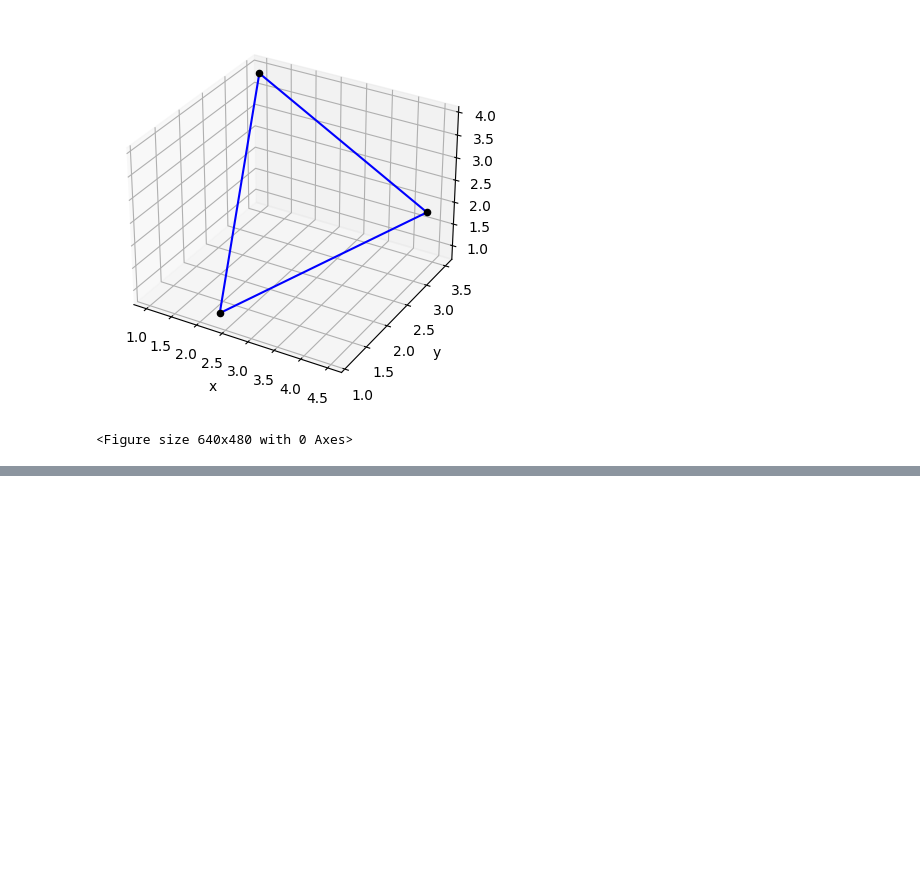
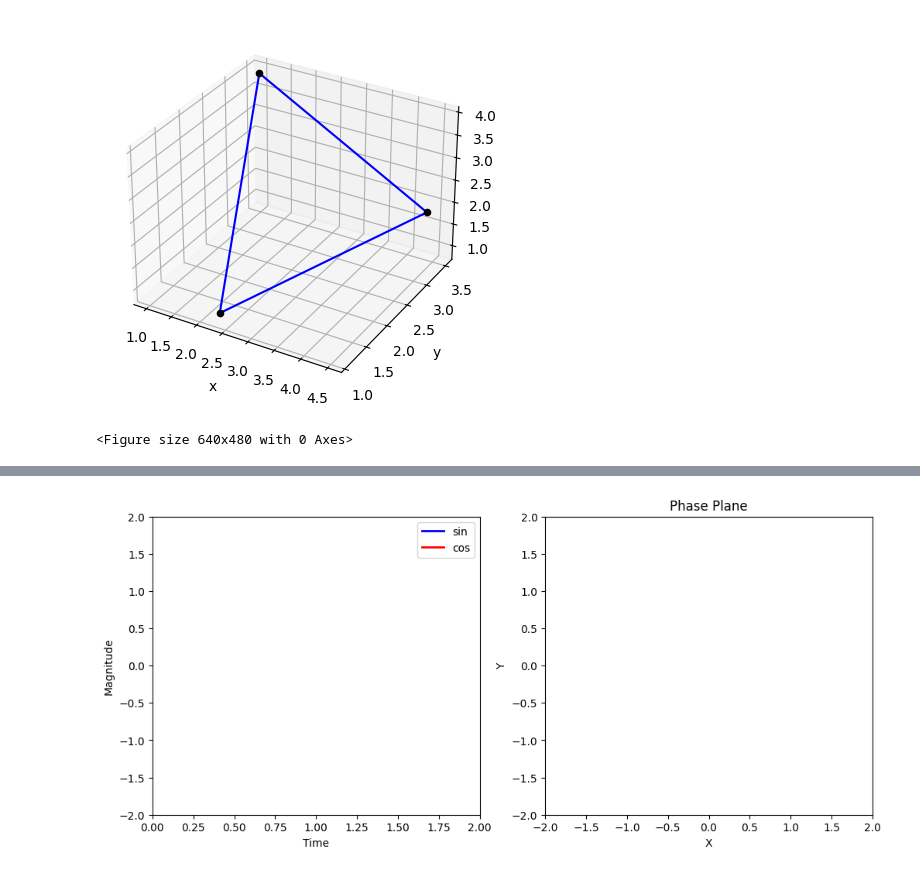
Before and after one commit to tain198127/tensorflowlearn, a Jupyter notebook: MathForProgrammers/chapter01.ipynb, the cells around one changed output, grey strips where cells are left out. Drawn from its saved outputs; the diff is of its cells as text; code cells hidden in the pictures; blank space fills up the shorter version.

```diff
--- a/MathForProgrammers/chapter01.ipynb
+++ b/MathForProgrammers/chapter01.ipynb
@@ -97,0 +213,36 @@ plt.savefig('figures/1.08.svg')
+# %%
+%matplotlib inline
+
+import numpy as np
+import matplotlib.pyplot as plt
+import seaborn as sns
+
+# create a figure and axes
+fig = plt.figure(figsize=(12,5))
+ax1 = plt.subplot(1,2,1)
+ax2 = plt.subplot(1,2,2)
+
+# set up the subplots as needed
+ax1.set_xlim(( 0, 2))
+ax1.set_ylim((-2, 2))
+ax1.set_xlabel('Time')
+ax1.set_ylabel('Magnitude')
+
+ax2.set_xlim((-2,2))
+ax2.set_ylim((-2,2))
+ax2.set_xlabel('X')
+ax2.set_ylabel('Y')
+ax2.set_title('Phase Plane')
+
+# create objects that will change in the animation. These are
+# initially empty, and will be given new values for each frame
+# in the animation.
+txt_title = ax1.set_title('')
+line1, = ax1.plot([], [], 'b', lw=2)     # ax.plot returns a list of 2D line objects
+line2, = ax1.plot([], [], 'r', lw=2)
+pt1, = ax2.plot([], [], 'g.', ms=20)
+line3, = ax2.plot([], [], 'y', lw=2)
+
+ax1.legend(['sin','cos']);
+# %% [output]
+[figure, added]
```
Also changed, not shown: parts of 10 cells of this notebook, 7 other files.
